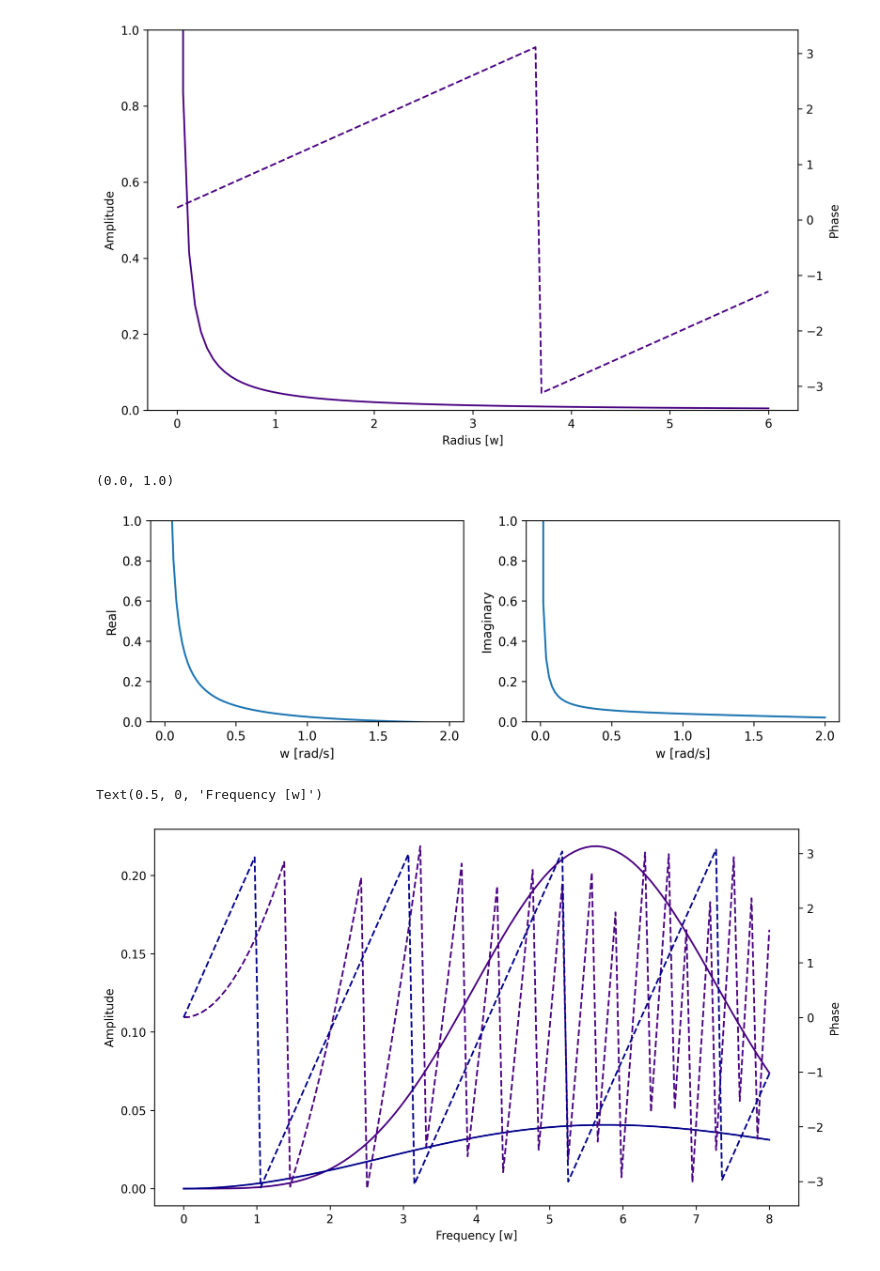
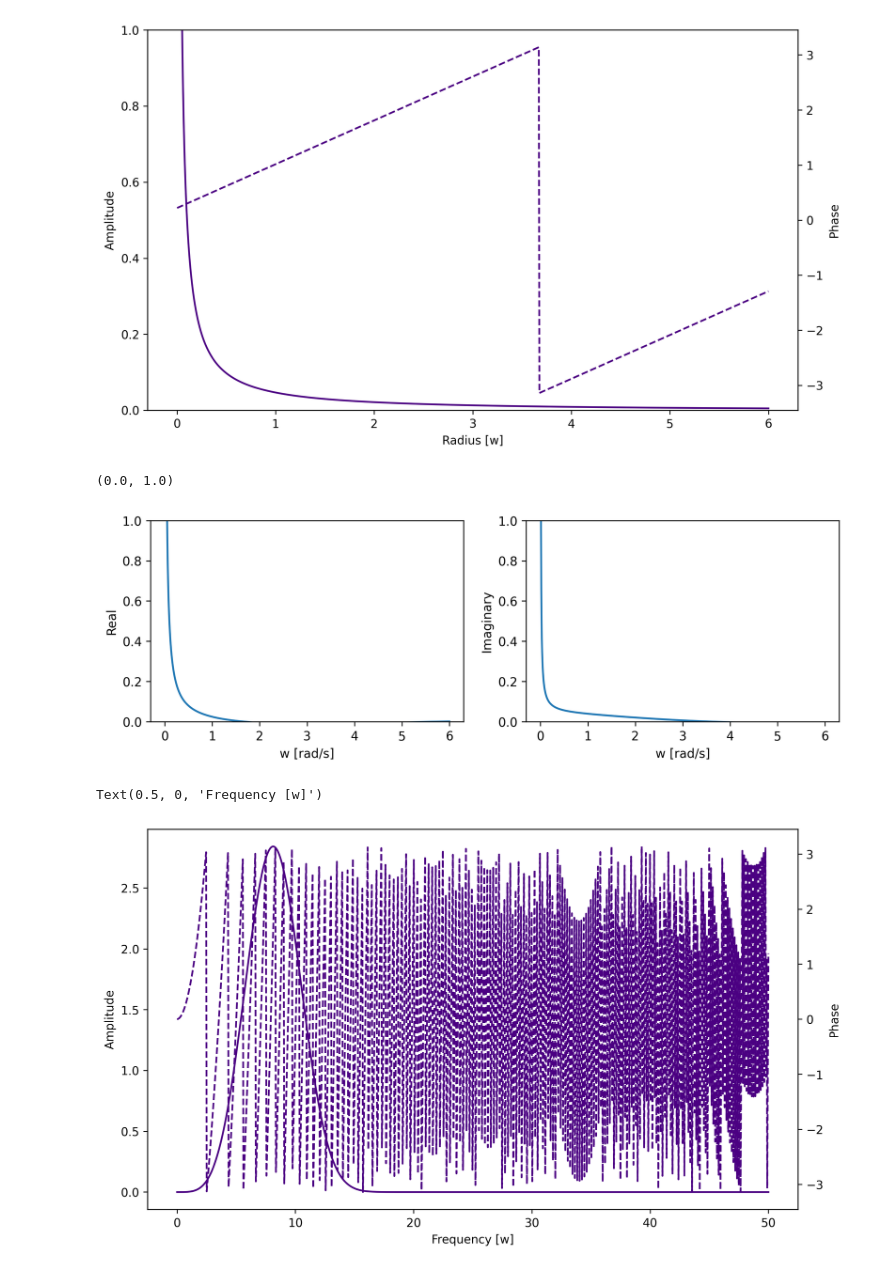
Before and after one commit to nyuad-astroparticle/LXe-Phonon, a Jupyter notebook: Theory/damped-wave/Visualisation.ipynb, the cells around one changed output. Drawn from its saved outputs; the diff is of its cells as text; code cells hidden in the pictures.

```diff
--- a/Theory/damped-wave/Visualisation.ipynb
+++ b/Theory/damped-wave/Visualisation.ipynb
@@ -13,7 +15,7 @@ import scipy.constants as const
 import cmath
 # %%
 # Some constants
-Npts = 100
+Npts = 1000
 c  = 1
 w0 = 4
 
@@ -103,32 +105,33 @@ IM.plot(r,F(r,wp).imag)
 IM.set_ylim(0,1)
 # %% [output]
 (0.0, 1.0)
-[figure, old version]
+[figure, new version]
 # %%
 # define the fourier transform and approximation
-kk = lambda w: w/c * (1+1j * w/w0 - 3/8 * (w/w0)**2 - 5j/16c (w/w0)^3)
+kk = lambda w: w/c * (1+1j * w/w0)
 FF = lambda r,w: kk(w)**2 * np.exp(1j*kk(w)*r)/(4*np.pi*r)
 F  = lambda r,w: k(w)**2  * np.exp(1j*k(w)*r) /(4*np.pi*r)
 r  = np.linspace(1e-10,6,Npts)
+w  = np.linspace(1e-10,50,Npts)
 wp = 1
-rp = 6
+rp = 2
 c  = 2
 w0 = 100
 
 # Setup the plot
 fig = plt.figure(figsize=(10,6),dpi=300)
 amp = fig.add_subplot(111)
 phs = amp.twinx()
 
 amp.plot(w,abs(F(rp,w)),ls='-',label='Amplitude',c='indigo')
-amp.plot(w,abs(FF(rp,w)),ls='-',label='Amplitude approx',c='darkblue')
+# amp.plot(w,abs(FF(rp,w)),ls='-',label='Amplitude approx',c='darkblue')
 phs.plot(w,[cmath.phase(F(rp,W)) for W in w],ls='--',label='Phase',c='indigo')
-phs.plot(w,[cmath.phase(FF(rp,W)) for W in w],ls='--',label='Phase approx',c='darkblue')
+# phs.plot(w,[cmath.phase(FF(rp,W)) for W in w],ls='--',label='Phase approx',c='darkblue')
 
 amp.set_ylabel('Amplitude')
 # amp.set_ylim(0,1)
 phs.set_ylabel('Phase')
 amp.set_xlabel('Frequency [w]')
 # %% [output]
 Text(0.5, 0, 'Frequency [w]')
-[figure, old version]
+[figure, new version]
```
Also changed, not shown: parts of 4 cells of this notebook, 12 other files.
